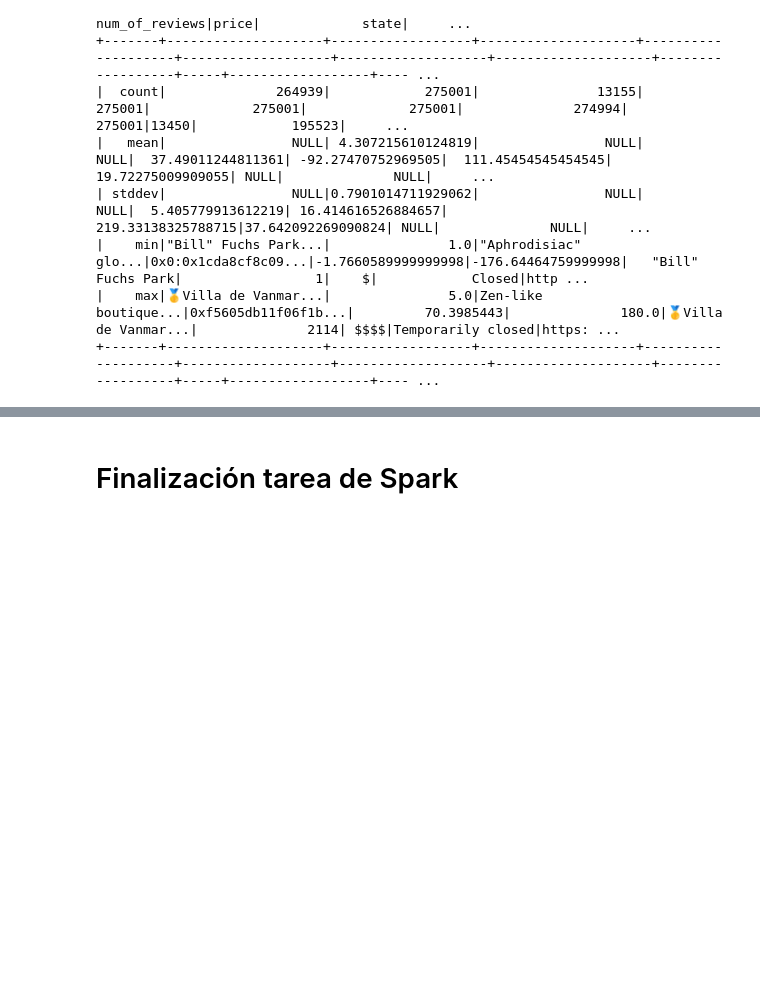
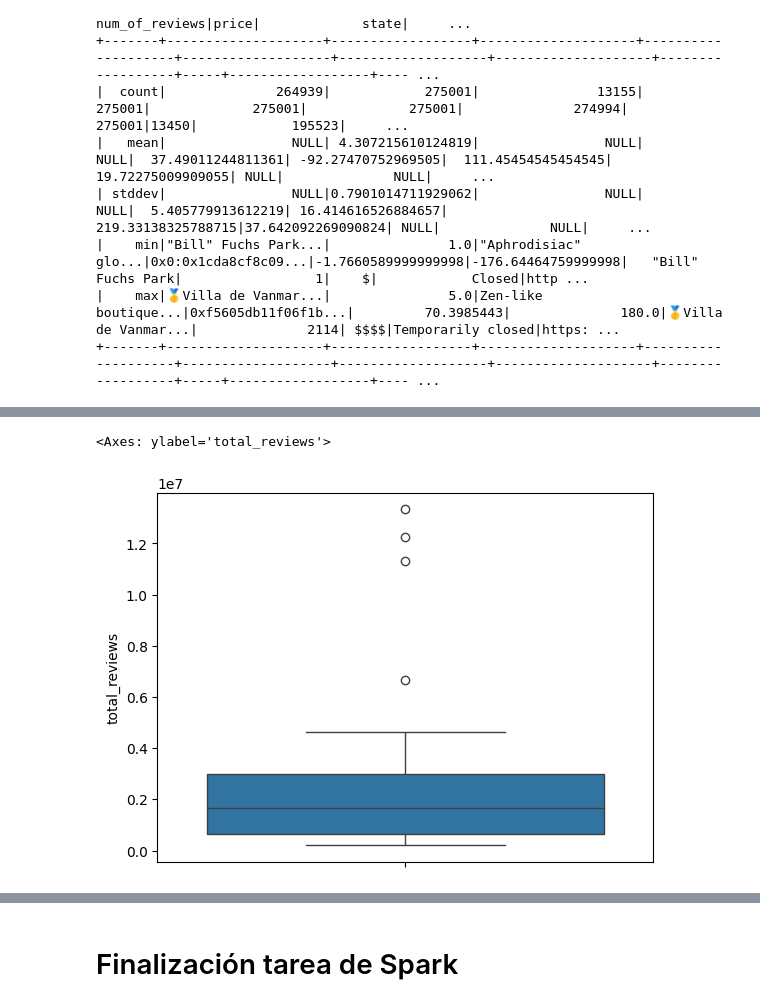
Before and after one commit to SDCaFlo/datapt11_pf_grupo02, a Jupyter notebook: ETL-google.ipynb, the cells around one changed output, grey strips where cells are left out. Saved outputs shown, nothing was run; the diff lists cells and outputs as text; code cells hidden in the pictures; blank space fills up the shorter version.

```diff
--- a/ETL-google.ipynb
+++ b/ETL-google.ipynb
@@ -574,0 +498,3 @@ Py4JJavaError: An error occurred while calling o631.json.
+# %%
+# indicamos que vamos a cargar este valor en cache.
+merged_df_cache = merged_df.cache()
@@ -574,0 +539,10 @@ Py4JJavaError: An error occurred while calling o631.json.
+# %%
+grouped_df = merged_df_cache.groupBy("state").agg(F.sum("num_of_reviews").alias("total_reviews"),
+                                     F.avg("avg_rating").alias("avg_rating"),
+                                     F.count("gmap_id").alias("total_business"))
+# %%
+state_resume = grouped_df.toPandas()
+# %%
+filter = (state_resume["total_reviews"]>1000) & (state_resume["state"]!="")
+filtered_state_resume = state_resume[filter]
+filtered_state_resume
@@ -574,0 +580,5 @@ Py4JJavaError: An error occurred while calling o631.json.
+# %%
+sns.boxplot(data=filtered_state_resume["total_reviews"])
+# %% [output]
+<Axes: ylabel='total_reviews'>
+[figure, added]
```
Also changed, not shown: parts of 93 cells of this notebook.
